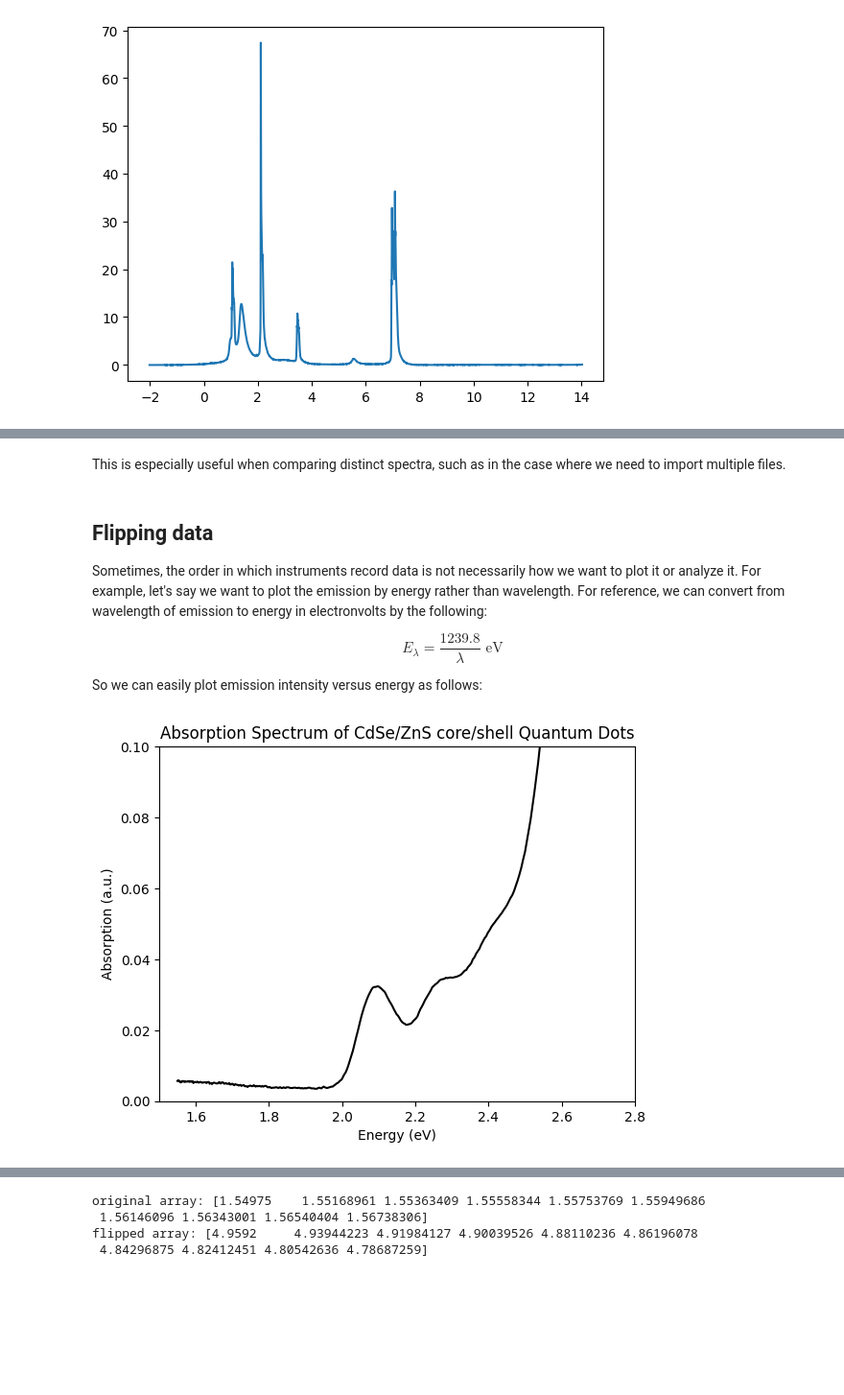
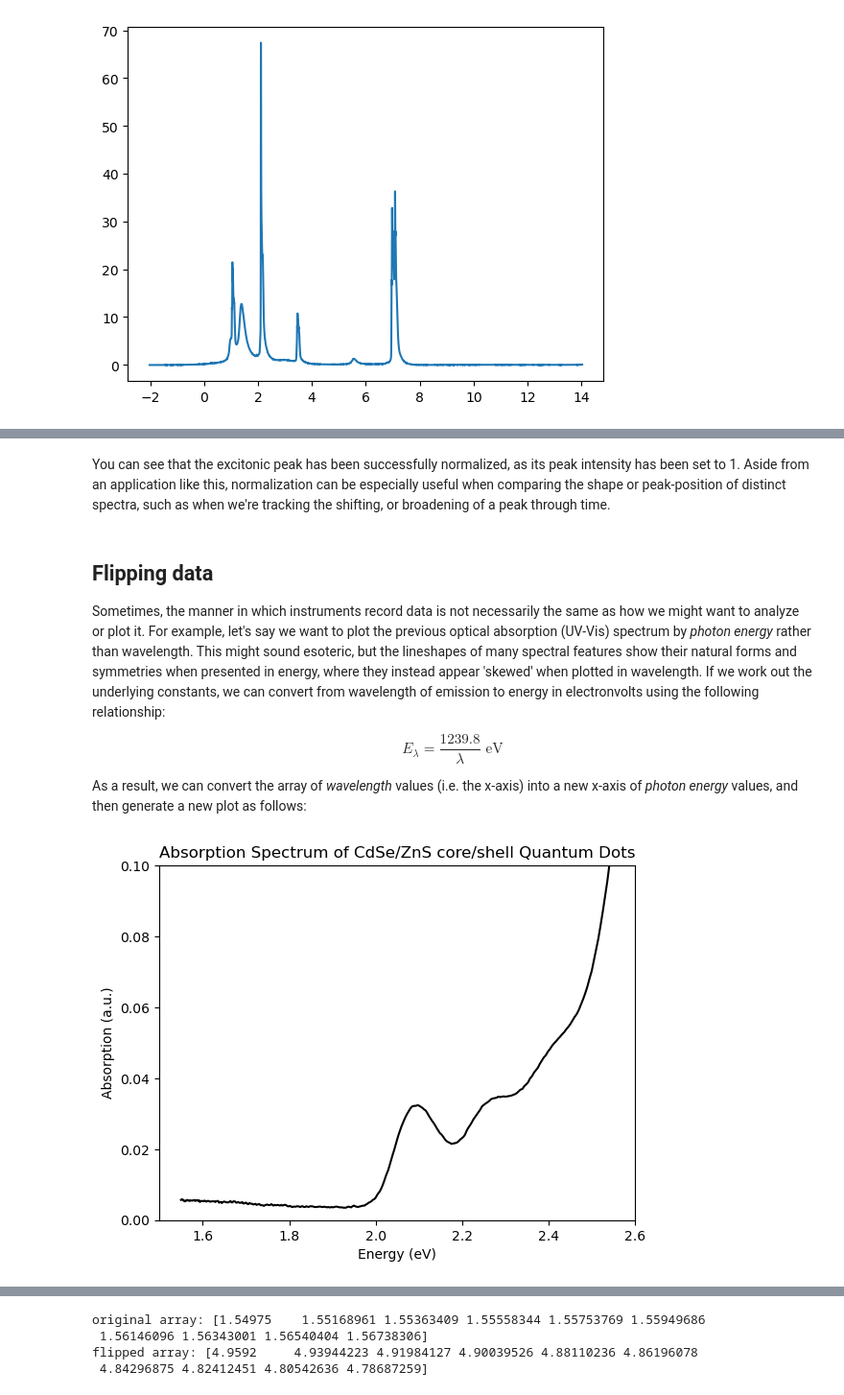
Before and after one commit to Rees9/Py4PhysChem, a Jupyter notebook: ManipulatingData.ipynb, the cells around one changed output, grey strips where cells are left out. Shown at 96% size. Saved outputs shown, nothing was run; the diff lists cells and outputs as text; code cells hidden in the pictures; blank space fills up the shorter version.

```diff
--- a/ManipulatingData.ipynb
+++ b/ManipulatingData.ipynb
@@ -279,47 +288,47 @@ plt.ylim(0,2);
 # %% [markdown]
-This is especially useful when comparing distinct spectra, such as in the case where we need to import multiple files.
+You can see that the excitonic peak has been successfully normalized, as its peak intensity has been set to 1. Aside from an application like this, normalization can be especially useful when comparing the shape or peak-position of distinct spectra, such as when we're tracking the shifting, or broadening of a peak through time.
 # %% [markdown]
 ## Flipping data
 
-Sometimes, the order in which instruments record data is not necessarily how we want to plot it or analyze it. For example, let's say we want to plot the emission by energy rather than wavelength. For reference, we can convert from wavelength of emission to energy in electronvolts by the following:
+Sometimes, the manner in which instruments record data is not necessarily the same as how we might want to analyze or plot it. For example, let's say we want to plot the previous optical absorption (UV-Vis) spectrum by *photon energy* rather than wavelength. This might sound esoteric, but the lineshapes of many spectral features show their natural forms and symmetries when presented in energy, where they instead appear 'skewed' when plotted in wavelength. If we work out the underlying constants, we can convert from wavelength of emission to energy in electronvolts using the following relationship:
 
 $$
 E_{\lambda} = \frac{1239.8}{\lambda}  \text{ eV}
 $$
 
-So we can easily plot emission intensity versus energy as follows:
+As a result, we can convert the array of *wavelength* values (i.e. the x-axis) into a new x-axis of *photon energy* values, and then generate a new plot as follows:
 # %%
 # Import packages
 import numpy as np
 import matplotlib.pyplot as plt
 %matplotlib inline
 
 # define where our file can be found to be imported
 filepath        = 'data/2020-02-11 ITK605 Absorption.csv'
 
 x, y            = np.genfromtxt(filepath,
                                  dtype=float,
                                  delimiter=',',
                                  skip_header=2,
                                  unpack=True)
 
 # plot raw data
 
 # calculate a new energy array from wavelength array
 ev = 1239.8/x
 
 # plot raw data by ev instead of wavelength
 plt.plot(ev,y,color='black')
 
 # we can also subtract the background, however we usually do that before normalizing and wont do it here
 
 plt.xlabel('Energy (eV)')
 plt.ylabel('Absorption (a.u.)')
 plt.title('Absorption Spectrum of CdSe/ZnS core/shell Quantum Dots')
 
 # set axis limits
-plt.xlim(1.5,2.8)
+plt.xlim(1.5,2.6)
 plt.ylim(0,0.1);
 # %% [output]
-[figure, old version]
+[figure, new version]
 # %% [markdown]
```
Also changed, not shown: parts of 14 cells of this notebook.
